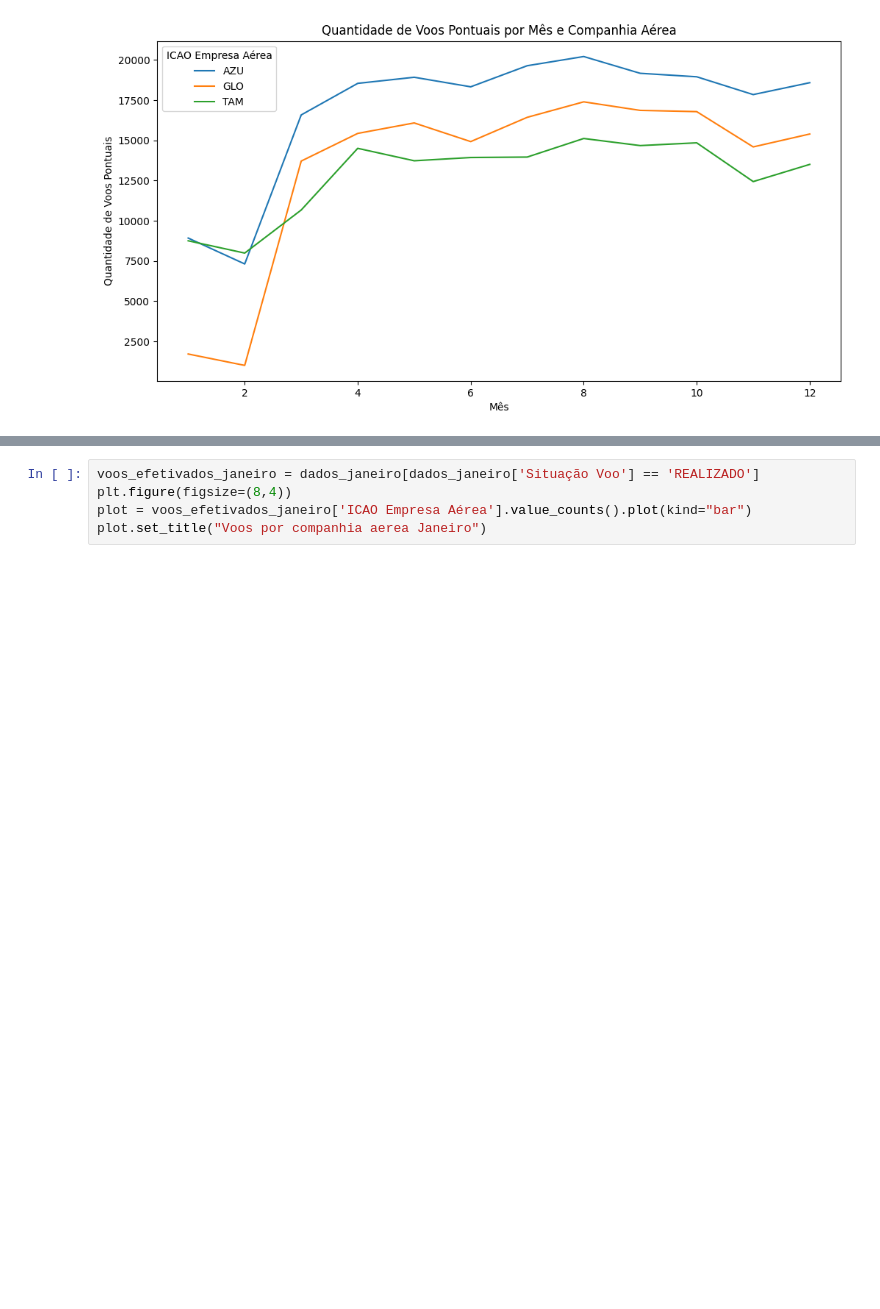
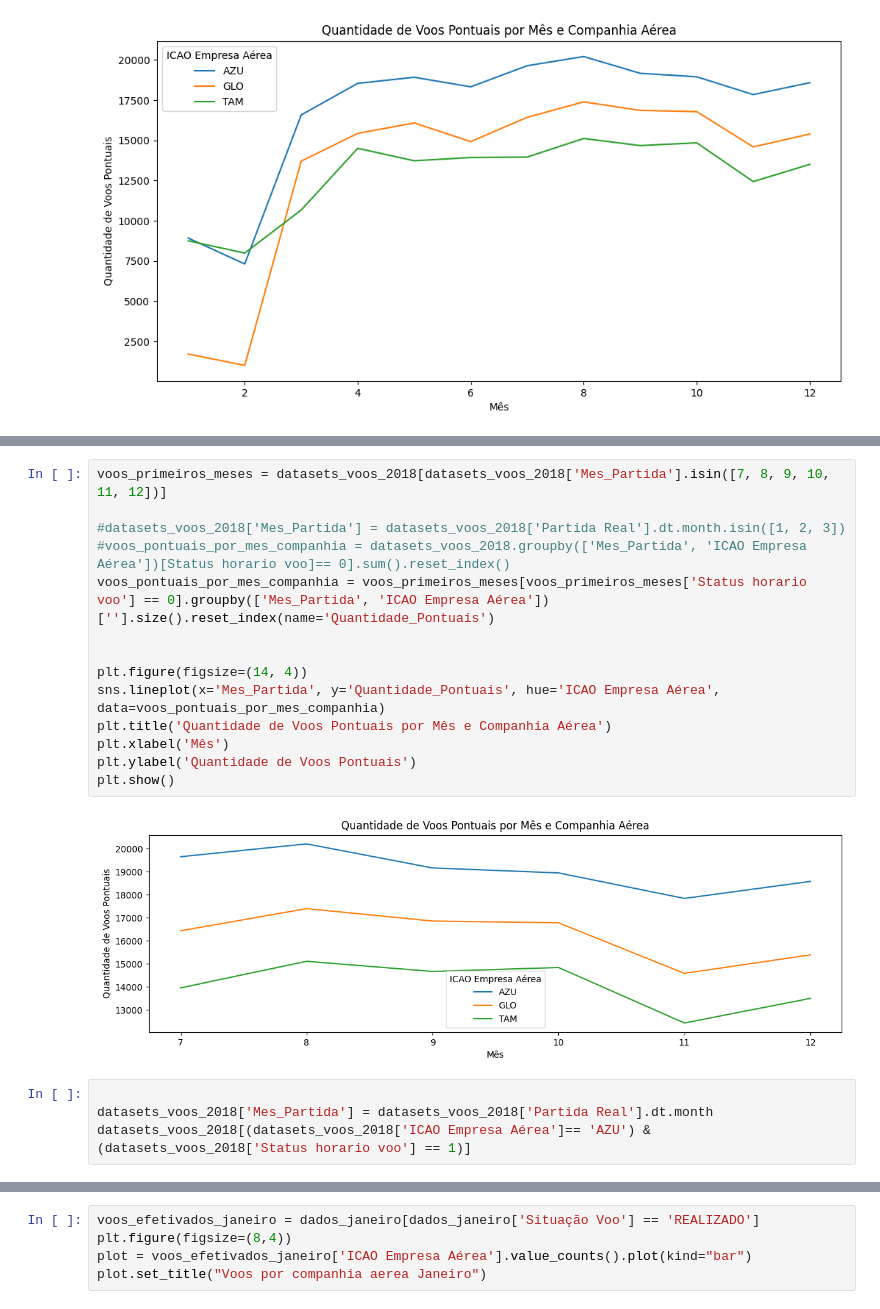
Before and after one commit to franciscojosecvrl/PortifolioDeDados, a Jupyter notebook: aquisicao_de_dados.ipynb, the cells around one changed output, grey strips where cells are left out. Cells and saved outputs as stored; diff of their text form; blank space fills up the shorter version.

```diff
--- a/aquisicao_de_dados.ipynb
+++ b/aquisicao_de_dados.ipynb
@@ -497,3 +559,23 @@ plt.ylabel('Quantidade de Voos Pontuais')
 plt.show()
 # %% [output]
 [figure]
+# %%
+voos_primeiros_meses = datasets_voos_2018[datasets_voos_2018['Mes_Partida'].isin([7, 8, 9, 10, 11, 12])]
+
+#datasets_voos_2018['Mes_Partida'] = datasets_voos_2018['Partida Real'].dt.month.isin([1, 2, 3])
+#voos_pontuais_por_mes_companhia = datasets_voos_2018.groupby(['Mes_Partida', 'ICAO Empresa Aérea'])[Status horario voo]== 0].sum().reset_index()
+voos_pontuais_por_mes_companhia = voos_primeiros_meses[voos_primeiros_meses['Status horario voo'] == 0].groupby(['Mes_Partida', 'ICAO Empresa Aérea'])[''].size().reset_index(name='Quantidade_Pontuais')
+
+
+plt.figure(figsize=(14, 4))
+sns.lineplot(x='Mes_Partida', y='Quantidade_Pontuais', hue='ICAO Empresa Aérea', data=voos_pontuais_por_mes_companhia)
+plt.title('Quantidade de Voos Pontuais por Mês e Companhia Aérea')
+plt.xlabel('Mês')
+plt.ylabel('Quantidade de Voos Pontuais')
+plt.show()
+# %% [output]
+[figure, added]
+# %%
+
+datasets_voos_2018['Mes_Partida'] = datasets_voos_2018['Partida Real'].dt.month
+datasets_voos_2018[(datasets_voos_2018['ICAO Empresa Aérea']== 'AZU') &(datasets_voos_2018['Status horario voo'] == 1)]
```
Also changed, not shown: parts of 18 cells of this notebook.
